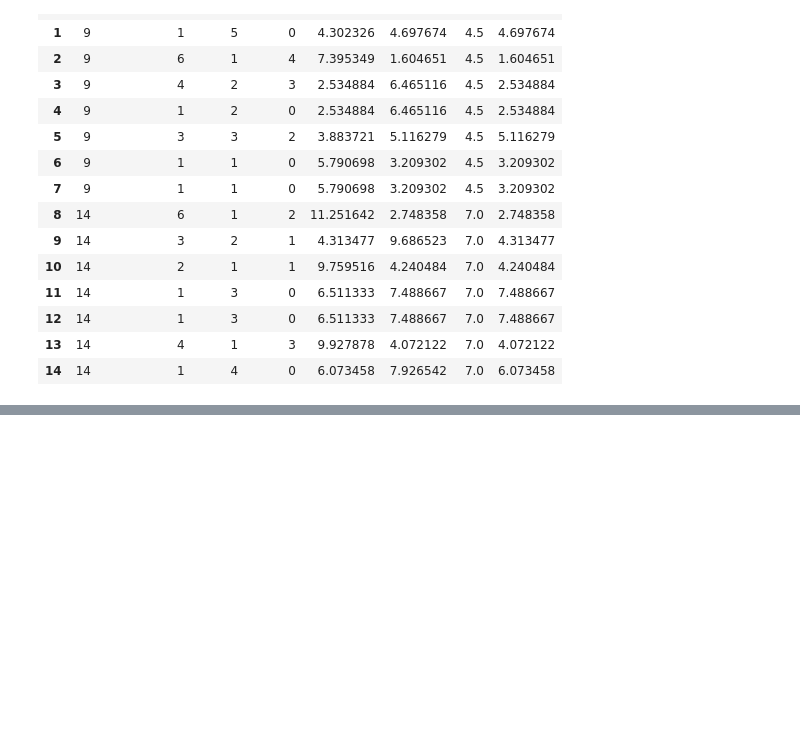
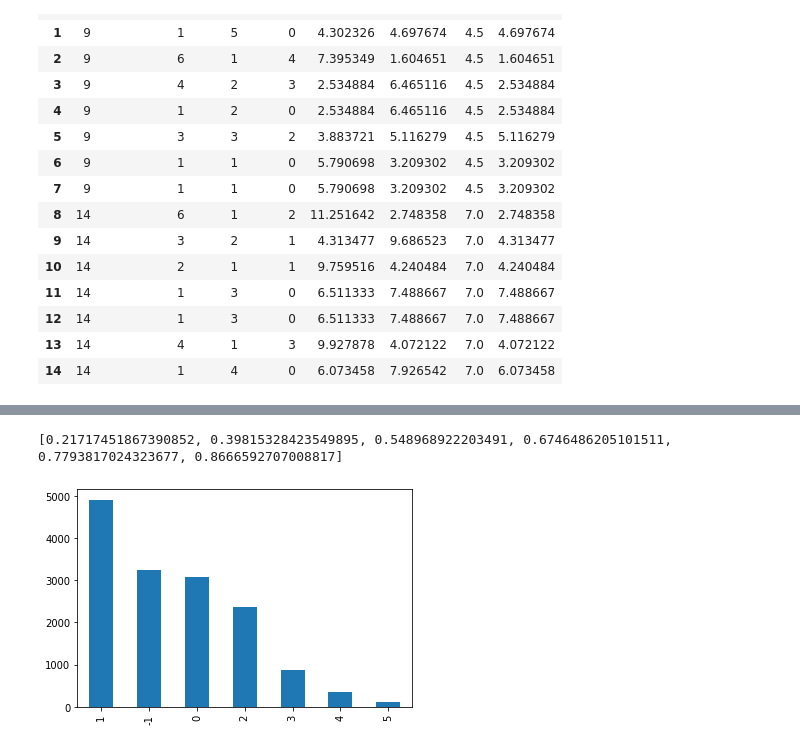
Before and after one commit to sshklifov/csp, a Jupyter notebook: RandomForest.ipynb, the cells around one changed output, grey strips where cells are left out. Cells and saved outputs as stored; diff of their text form; code cells hidden in the pictures; blank space fills up the shorter version.

```diff
--- a/RandomForest.ipynb
+++ b/RandomForest.ipynb
@@ -125,0 +113,12 @@ print(ranges)
+# %%
+maxBinIdx = y.value_counts().index.max()
+posBins = maxBinIdx + 1
+ranges = ranges[0:posBins]
+
+print(ranges)
+
+y = df.importance.apply(findBin)
+y.value_counts().plot(kind="bar");
+# %% [output]
+[0.21717451867390852, 0.39815328423549895, 0.548968922203491, 0.6746486205101511, 0.7793817024323677, 0.8666592707008817]
+[figure, added]
```
Also changed, not shown: parts of 23 cells of this notebook, 9 other files.
